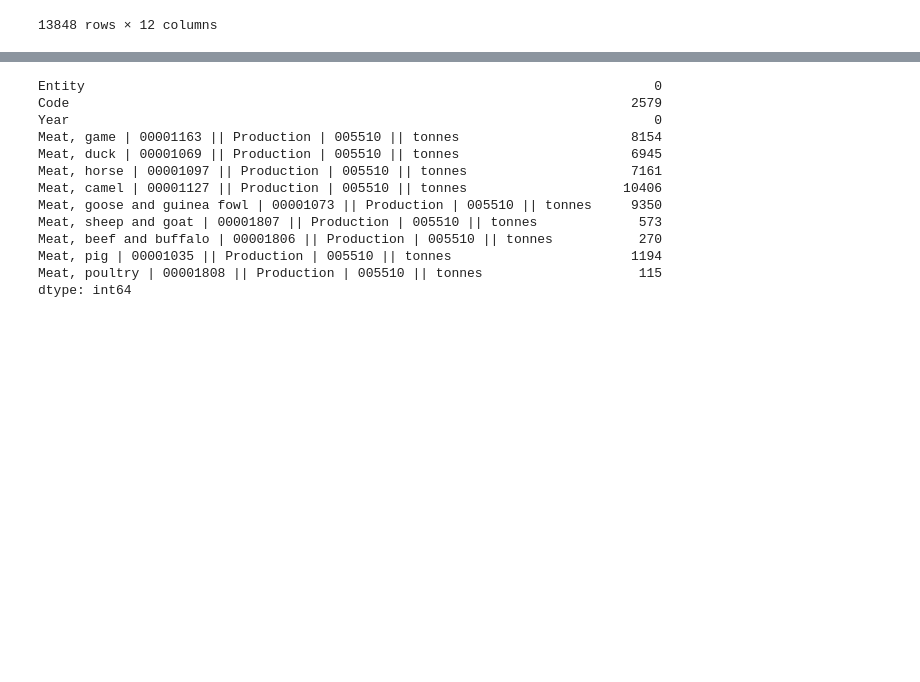
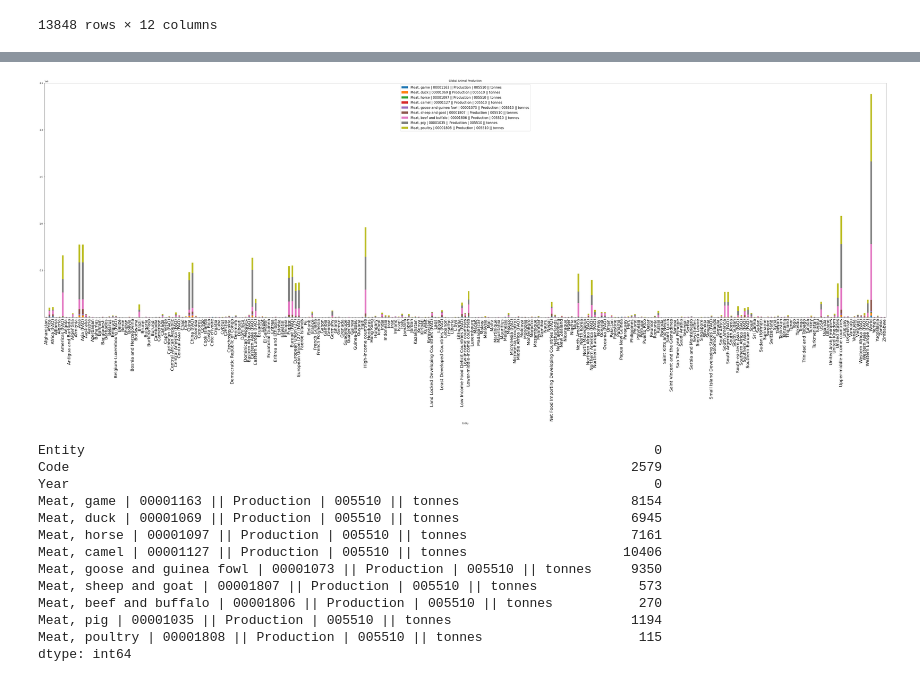
Before and after one commit to sgoolsby88/da7_capstone, a Jupyter notebook: notebooks/EDA _meat_production.ipynb, the cells around one changed output, grey strips where cells are left out. Saved outputs shown, nothing was run; the diff lists cells and outputs as text; code cells hidden in the pictures; blank space fills up the shorter version.

```diff
--- a/notebooks/EDA _meat_production.ipynb
+++ b/notebooks/EDA _meat_production.ipynb
@@ -166,3 +167,7 @@ global_production
 | 13846 | Zimbabwe | ZWE | 2019 | 36623.0 | 52.0 | NaN | ... |
 | 13847 | Zimbabwe | ZWE | 2020 | 36828.0 | 51.0 | NaN | ... |
 13848 rows × 12 columns
+# %%
+mask=(global_production['Year']>= 1975)&(animals_slaughtered['Year']<= 2016)
+global_production=global_production[mask]
+global_production
@@ -168,0 +190,4 @@ global_production
+# %%
+global_by_country=global_production.groupby('Entity')['Meat, game | 00001163 || Production | 005510 || tonnes','Meat, duck | 00001069 || Production | 005510 || tonnes','Meat, horse | 00001097 || Production | 005510 || tonnes','Meat, camel | 00001127 || Production | 005510 || tonnes','Meat, goose and guinea fowl | 00001073 || Production | 005510 || tonnes','Meat, sheep and goat | 00001807 || Production | 005510 || tonnes','Meat, beef and buffalo | 00001806 || Production | 005510 || tonnes','Meat, pig | 00001035 || Production | 005510 || tonnes','Meat, poultry | 00001808 || Production | 005510 || tonnes'].mean().reset_index()
+global_by_country=pd.DataFrame(global_by_country)
+global_by_country
@@ -191,3 +228,15 @@ memory usage: 1.3+ MB
+# %%
+global_by_country.plot(x='Entity',
+                    kind='bar',
+                    stacked=True,
+                    title='Global Animal Production',
+                    figsize=(70,20))
+plt.legend(loc='upper center', fontsize='x-large',prop={'size':15})
+plt.xticks(rotation = 90, size = 20)
+plt.savefig('global_animal_production.jpg', bbox_inches='tight',pad_inches=0.3)
+plt.show()
+# %% [output]
+[figure, added]
 # %%
 global_production.isna().sum()
 # %% [output]
```
Also changed, not shown: parts of 37 cells of this notebook, 12 other files.
